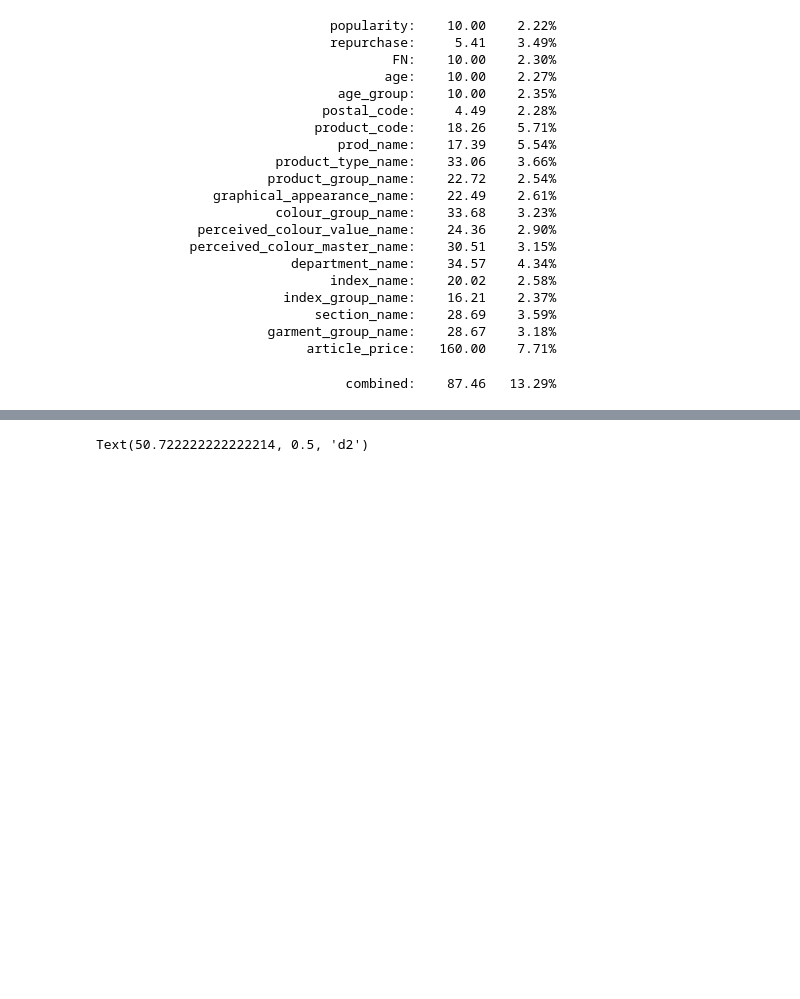
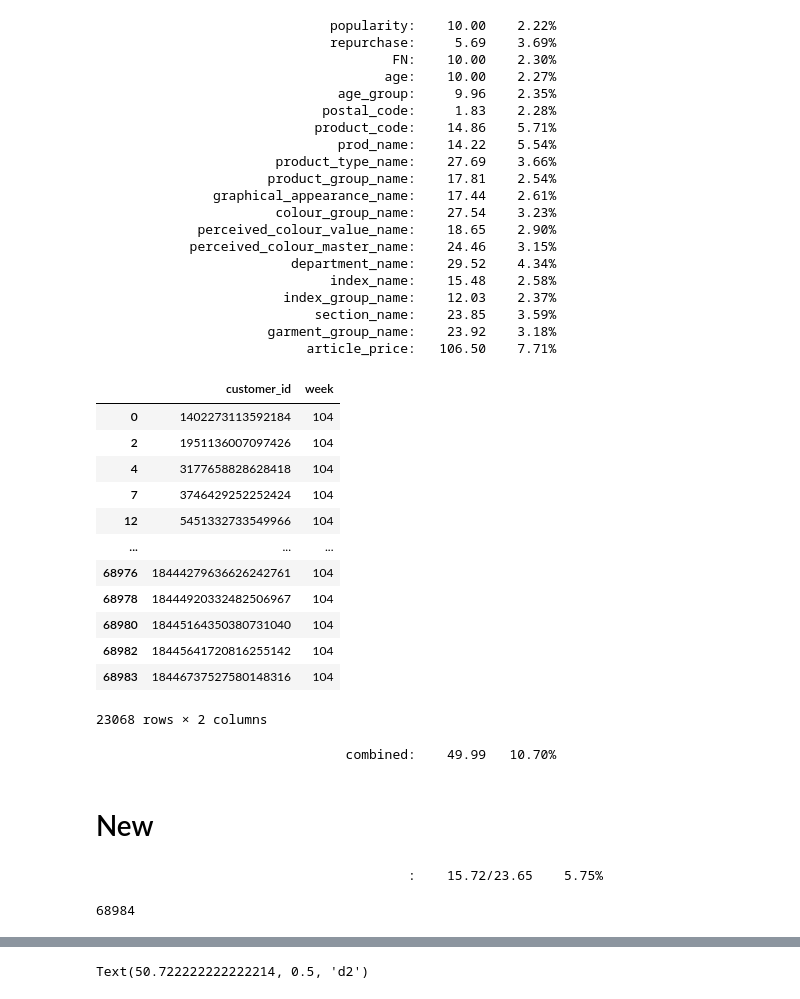
Before and after one commit to LienM/ai-project-23-24, a Jupyter notebook: NoahDaniels/RQ1/Candidates.ipynb, the cells around one changed output, grey strips where cells are left out. Saved outputs shown, nothing was run; the diff lists cells and outputs as text; code cells hidden in the pictures; blank space fills up the shorter version.

```diff
--- a/NoahDaniels/RQ1/Candidates.ipynb
+++ b/NoahDaniels/RQ1/Candidates.ipynb
@@ -138,7 +147,7 @@ for f in ['product_code',
 c = candidates_popularity(bask, train_data, 10, 1)
 print_scheme(c, 'popularity')
 
-c = candidates_repurchase(bask, train_data, 2, True)
+c = candidates_repurchase(bask, train_data, 10, False)
 print_scheme(c, 'repurchase')
 
 for f in ['FN', 'age', 'age_group', 'postal_code']:
@@ -163,38 +172,69 @@ for f in ['product_code',
     print_scheme(c, f)
 # %% [output]
                               popularity:    10.00    2.22%
-                              repurchase:     5.41    3.49%
+                              repurchase:     5.69    3.69%
                                       FN:    10.00    2.30%
                                      age:    10.00    2.27%
-                               age_group:    10.00    2.35%
-                             postal_code:     4.49    2.28%
-                            product_code:    18.26    5.71%
-                               prod_name:    17.39    5.54%
-                       product_type_name:    33.06    3.66%
-                      product_group_name:    22.72    2.54%
-               graphical_appearance_name:    22.49    2.61%
-                       colour_group_name:    33.68    3.23%
-             perceived_colour_value_name:    24.36    2.90%
-            perceived_colour_master_name:    30.51    3.15%
-                         department_name:    34.57    4.34%
-                              index_name:    20.02    2.58%
-                        index_group_name:    16.21    2.37%
-                            section_name:    28.69    3.59%
-                      garment_group_name:    28.67    3.18%
-                           article_price:   160.00    7.71%
+                               age_group:     9.96    2.35%
+                             postal_code:     1.83    2.28%
+                            product_code:    14.86    5.71%
+                               prod_name:    14.22    5.54%
+                       product_type_name:    27.69    3.66%
+                      product_group_name:    17.81    2.54%
+               graphical_appearance_name:    17.44    2.61%
+                       colour_group_name:    27.54    3.23%
+             perceived_colour_value_name:    18.65    2.90%
+            perceived_colour_master_name:    24.46    3.15%
+                         department_name:    29.52    4.34%
+                              index_name:    15.48    2.58%
+                        index_group_name:    12.03    2.37%
+                            section_name:    23.85    3.59%
+                      garment_group_name:    23.92    3.18%
+                           article_price:   106.50    7.71%
+# %%
+cold_start_basks = bask[~bask.customer_id.isin(train_data.customer_id.unique())]
+cold_start_basks
+# %% [output]
+|  | customer_id | week |
+| 0 | 1402273113592184 | 104 |
+| 2 | 1951136007097426 | 104 |
+| 4 | 3177658828628418 | 104 |
+| 7 | 3746429252252424 | 104 |
+| 12 | 5451332733549966 | 104 |
+| ... | ... | ... |
+| 68976 | 18444279636626242761 | 104 |
+| 68978 | 18444920332482506967 | 104 |
+| 68980 | 18445164350380731040 | 104 |
+| 68982 | 18445641720816255142 | 104 |
+| 68983 | 18446737527580148316 | 104 |
+23068 rows × 2 columns
 # %%
+cold_start_users = bask.customer_id.isin(train_data.customer_id.unique())
+
 candidates = [
-    candidates_popularity(bask, train_data, 40, 1),
-    candidates_repurchase(bask, train_data, 2, True),
-    candidates_article_feature(bask, train_data, articles, "product_code", 10, 20, 2, 3, False, True),
-    candidates_article_feature(bask, train_data, articles, "department_name", 5, 20, 3, 3, False, True),
+    candidates_popularity(cold_start_basks, train_data, 20, 1),
+    candidates_popularity(bask, train_data, 4, 1),
+    candidates_repurchase(bask, train_data, 10, True),
+    candidates_article_feature(bask, train_data, articles, "product_code", 5, 20, 2, 3, False, True),
+    candidates_article_feature(bask, train_data, articles, "department_name", 5, 15, 2, 3, False, True),
     candidates_customer_feature(bask, train_data, customers, "age", 10, 3, False),
+    candidates_customer_feature(bask, train_data, customers, "FN", 10, 3, False),
     candidates_customer_feature(bask, train_data, customers, "postal_code", 10, 3, False),
-    # candidates_popularity(bask, train_data, 82, 1),
+    # candidates_popularity(bask, train_data, 52, 1),
     # candidates_repurchase(bask, train_data, 10, True),
 ]
 
 c = pd.concat(candidates).drop_duplicates(["customer_id", "article_id"])
 print_scheme(c, 'combined')
 # %% [output]
-                                combined:    87.46   13.29%
+                                combined:    49.99   10.70%
+# %% [markdown]
+# New
+# %%
+print_scheme(candidates_article_feature(bask, train_data, articles, "product_code", 10, 20, 2, 3, False, True), "")
+# %% [output]
+                                        :    15.72/23.65    5.75%
+# %%
+len(bask)
+# %% [output]
+68984
```
Also changed, not shown: parts of 18 cells of this notebook, 7 other files.
